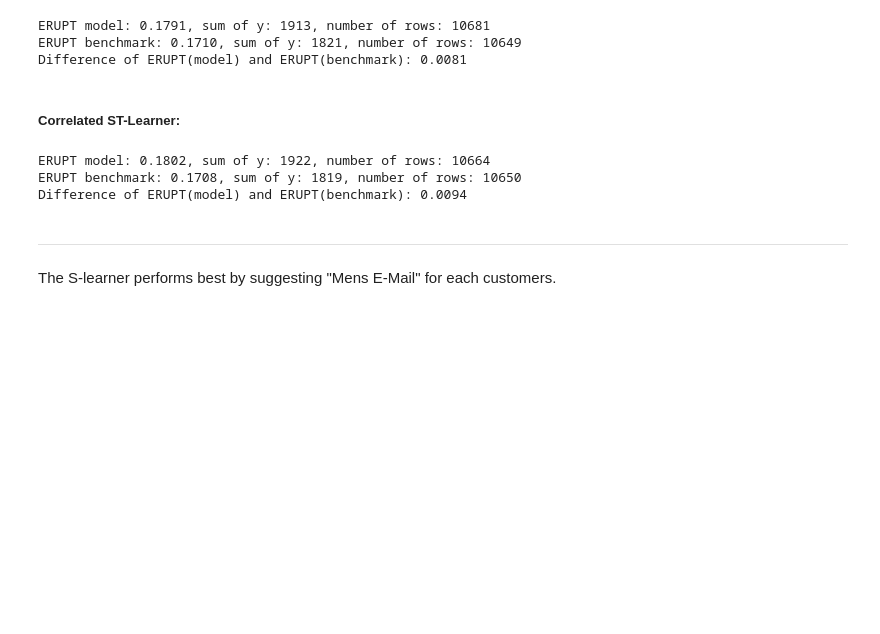
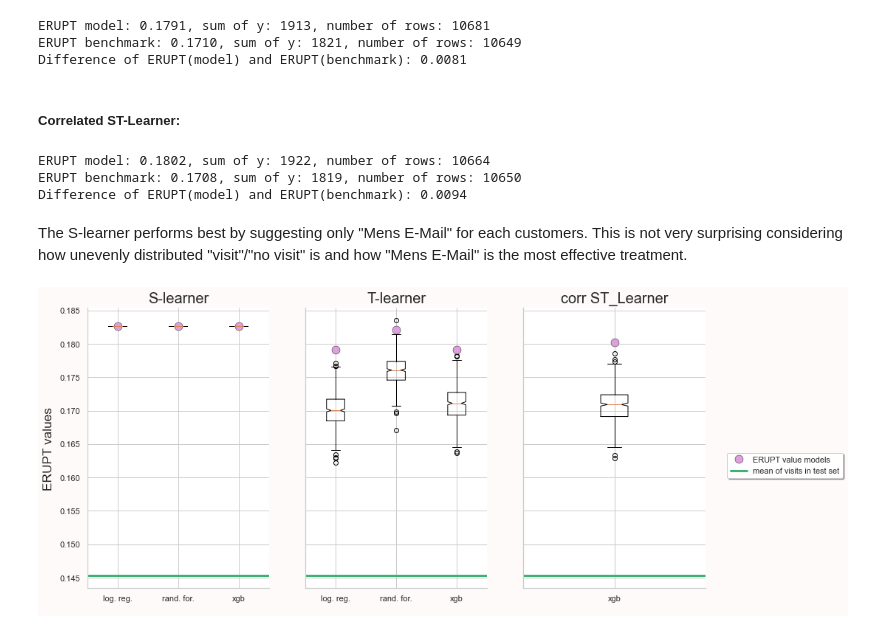
Before and after one commit to HeddaZa/Causal_ML, a Jupyter notebook: CausalML.ipynb, the cells around one changed output. Saved outputs shown, nothing was run; the diff lists cells and outputs as text; code cells hidden in the pictures; blank space fills up the shorter version.

Commit message:
plots

```diff
--- a/CausalML.ipynb
+++ b/CausalML.ipynb
@@ -237,27 +241,32 @@ ERUPT benchmark: 0.1700, sum of y: 1811, number of rows: 10650
 Difference of ERUPT(model) and ERUPT(benchmark): 0.0091
 # %%
 ee = extendedERUPT(best_proba_randfor_T,t.test_treatment, t.y_test)
-erupt_value_test, erupt_value_bench_2, erupt_bench_values = ee.get_ERUPT_with_benchmark()
+T_Learner_values['randfor'] = ee.get_ERUPT_with_benchmark()
 # %% [output]
 ERUPT model: 0.1821, sum of y: 1936, number of rows: 10631
 ERUPT benchmark: 0.1760, sum of y: 1873, number of rows: 10641
 Difference of ERUPT(model) and ERUPT(benchmark): 0.0061
 # %%
 ee = extendedERUPT(best_proba_xgb_T,t.test_treatment, t.y_test)
-erupt_value_test, erupt_value_bench_2, erupt_bench_values = ee.get_ERUPT_with_benchmark()
+T_Learner_values['xgb'] = ee.get_ERUPT_with_benchmark()
 # %% [output]
 ERUPT model: 0.1791, sum of y: 1913, number of rows: 10681
 ERUPT benchmark: 0.1710, sum of y: 1821, number of rows: 10649
 Difference of ERUPT(model) and ERUPT(benchmark): 0.0081
 # %% [markdown]
 <h5><b>Correlated ST-Learner:</b></h5>
+# %%
+cST_Learner_values = {}
 # %%
 ee = extendedERUPT(best_proba_xgb_cT,ct.test_treatment, ct.y_test)
-erupt_value_test, erupt_value_bench_2, erupt_bench_values = ee.get_ERUPT_with_benchmark()
+cST_Learner_values['xgb'] = ee.get_ERUPT_with_benchmark()
 # %% [output]
 ERUPT model: 0.1802, sum of y: 1922, number of rows: 10664
 ERUPT benchmark: 0.1708, sum of y: 1819, number of rows: 10650
 Difference of ERUPT(model) and ERUPT(benchmark): 0.0094
 # %% [markdown]
-<hr>
-The S-learner performs best by suggesting "Mens E-Mail" for each customers.
+<p>The S-learner performs best by suggesting only "Mens E-Mail" for each customers. This is not very surprising considering how unevenly distributed "visit"/"no visit" is and how "Mens E-Mail" is the most effective treatment.</p>
+# %%
+plots.plot_ERUPT(S_Learner_values,T_Learner_values,cST_Learner_values)
+# %% [output]
+[figure, added]
```
Also changed, not shown: parts of 7 cells of this notebook, 1 other file.
